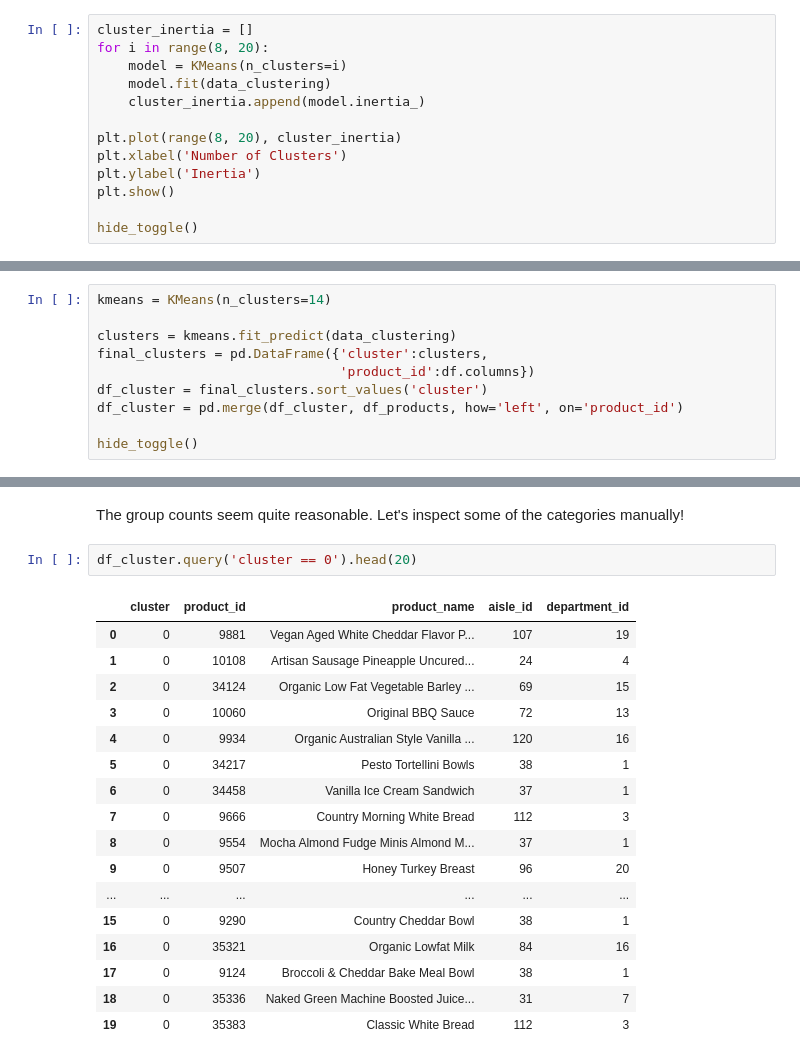
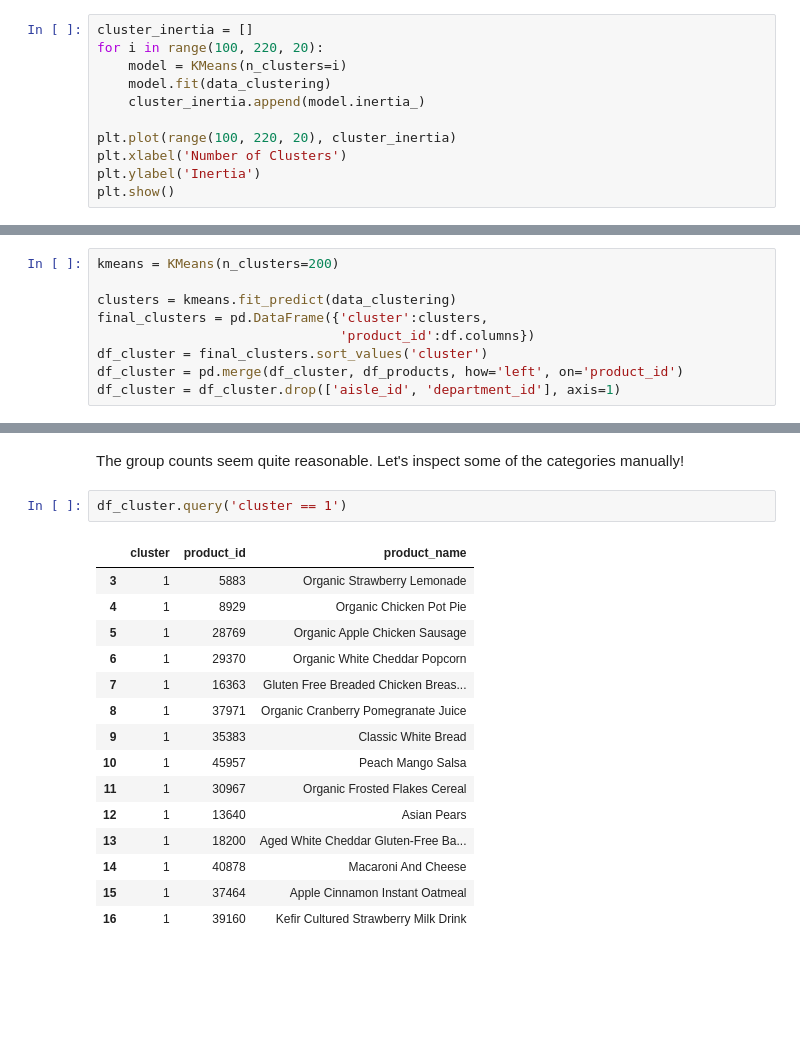
Before and after one commit to raychn1997/grocery-item-clustering, a Jupyter notebook: clustering-v2.ipynb, the cells around one changed output, grey strips where cells are left out. Drawn from its saved outputs; the diff is of its cells as text; blank space fills up the shorter version.

```diff
--- a/clustering-v2.ipynb
+++ b/clustering-v2.ipynb
@@ -102,14 +93,12 @@ A range between 8 and 20 would probably be a good start since we don't want to m
 # %%
 cluster_inertia = []
-for i in range(8, 20):
+for i in range(100, 220, 20):
     model = KMeans(n_clusters=i)
     model.fit(data_clustering)
     cluster_inertia.append(model.inertia_)
 
-plt.plot(range(8, 20), cluster_inertia)
+plt.plot(range(100, 220, 20), cluster_inertia)
 plt.xlabel('Number of Clusters')
 plt.ylabel('Inertia')
 plt.show()
-
-hide_toggle()
 # %% [output]
@@ -121,10 +110,9 @@ Let's now plug in k=14 and get our clusters!
 # %%
-kmeans = KMeans(n_clusters=14)
+kmeans = KMeans(n_clusters=200)
 
 clusters = kmeans.fit_predict(data_clustering)
 final_clusters = pd.DataFrame({'cluster':clusters,
                                'product_id':df.columns})
 df_cluster = final_clusters.sort_values('cluster')
 df_cluster = pd.merge(df_cluster, df_products, how='left', on='product_id')
-
-hide_toggle()
+df_cluster = df_cluster.drop(['aisle_id', 'department_id'], axis=1)
@@ -169,23 +142,21 @@ Name: cluster, dtype: int64
 # %% [markdown]
 The group counts seem quite reasonable. Let's inspect some of the categories manually!
 # %%
-df_cluster.query('cluster == 0').head(20)
+df_cluster.query('cluster == 1')
 # %% [output]
-|  | cluster | product_id | product_name | aisle_id | department_id |
-| 0 | 0 | 9881 | Vegan Aged White Cheddar Flavor P... | 107 | 19 |
-| 1 | 0 | 10108 | Artisan Sausage Pineapple Uncured... | 24 | 4 |
-| 2 | 0 | 34124 | Organic Low Fat Vegetable Barley ... | 69 | 15 |
-| 3 | 0 | 10060 | Original BBQ Sauce | 72 | 13 |
-| 4 | 0 | 9934 | Organic Australian Style Vanilla ... | 120 | 16 |
-| 5 | 0 | 34217 | Pesto Tortellini Bowls | 38 | 1 |
-| 6 | 0 | 34458 | Vanilla Ice Cream Sandwich | 37 | 1 |
-| 7 | 0 | 9666 | Country Morning White Bread | 112 | 3 |
-| 8 | 0 | 9554 | Mocha Almond Fudge Minis Almond M... | 37 | 1 |
-| 9 | 0 | 9507 | Honey Turkey Breast | 96 | 20 |
-| ... | ... | ... | ... | ... | ... |
-| 15 | 0 | 9290 | Country Cheddar Bowl | 38 | 1 |
-| 16 | 0 | 35321 | Organic Lowfat Milk | 84 | 16 |
-| 17 | 0 | 9124 | Broccoli & Cheddar Bake Meal Bowl | 38 | 1 |
-| 18 | 0 | 35336 | Naked Green Machine Boosted Juice... | 31 | 7 |
-| 19 | 0 | 35383 | Classic White Bread | 112 | 3 |
+|  | cluster | product_id | product_name |
+| 3 | 1 | 5883 | Organic Strawberry Lemonade |
+| 4 | 1 | 8929 | Organic Chicken Pot Pie |
+| 5 | 1 | 28769 | Organic Apple Chicken Sausage |
+| 6 | 1 | 29370 | Organic White Cheddar Popcorn |
+| 7 | 1 | 16363 | Gluten Free Breaded Chicken Breas... |
+| 8 | 1 | 37971 | Organic Cranberry Pomegranate Juice |
+| 9 | 1 | 35383 | Classic White Bread |
+| 10 | 1 | 45957 | Peach Mango Salsa |
+| 11 | 1 | 30967 | Organic Frosted Flakes Cereal |
+| 12 | 1 | 13640 | Asian Pears |
+| 13 | 1 | 18200 | Aged White Cheddar Gluten-Free Ba... |
+| 14 | 1 | 40878 | Macaroni And Cheese |
+| 15 | 1 | 37464 | Apple Cinnamon Instant Oatmeal |
+| 16 | 1 | 39160 | Kefir Cultured Strawberry Milk Drink |
 # %%
```
Also changed, not shown: parts of 15 cells of this notebook, 3 other files.
